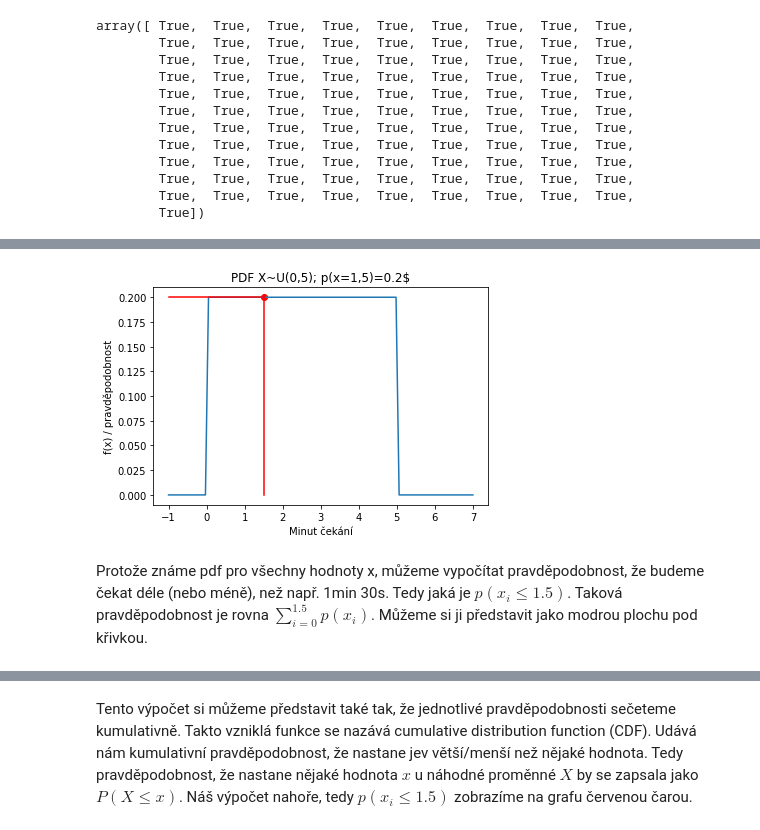
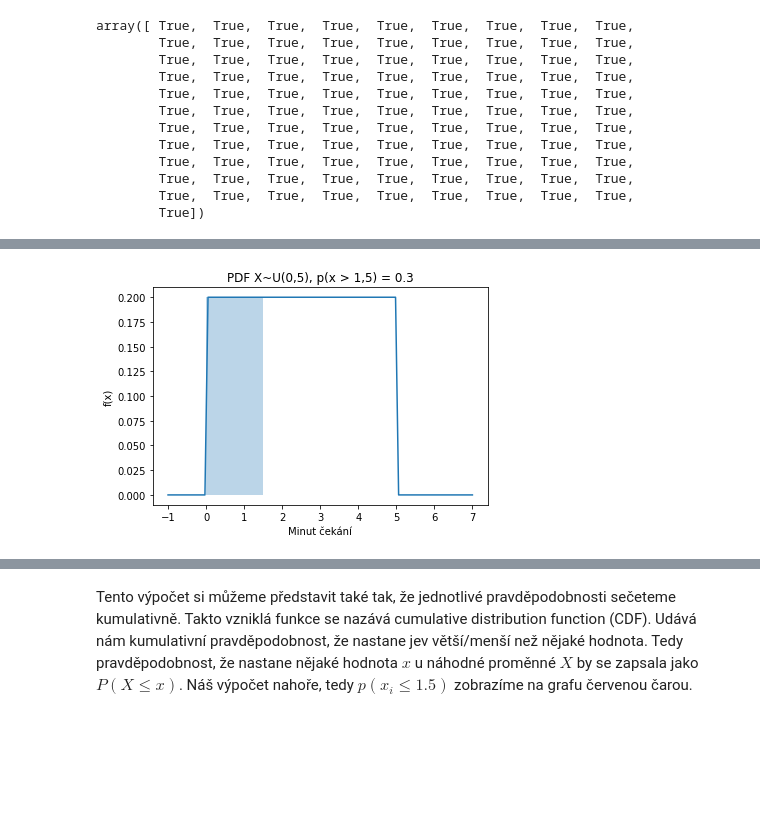
Before and after one commit to schubertjan/cuni, a Jupyter notebook: stats/cviceni/cviceni_2/pravdepodobnostni_rozlozeni.ipynb, the cells around one changed output, grey strips where cells are left out. Cells and saved outputs as stored; diff of their text form; code cells hidden in the pictures; blank space fills up the shorter version.

Commit message:
stats l2

```diff
--- a/stats/cviceni/cviceni_2/pravdepodobnostni_rozlozeni.ipynb
+++ b/stats/cviceni/cviceni_2/pravdepodobnostni_rozlozeni.ipynb
@@ -96,16 +102,12 @@ Pokud známe pdf, můžeme určit očekávanou pravděpodobnost, pro každou hod
 # %%
-p_15 = stats.uniform.pdf(x = 1.5, loc = 0, scale = 5)
-
+p_mensi_15 = stats.uniform.cdf(x=1.5, loc = 0, scale = 5)
 
 plt.plot(x, pdf)
 plt.xlabel("Minut čekání")
-plt.plot([1.5,1.5], [0, 0.2], color = "red")
-plt.plot([-1,1.5], [0.2, 0.2], color = "red")
-plt.scatter(1.5, 0.2, color = "red")
-plt.ylabel("f(x) / pravděpodobnost")
-plt.title(f"PDF X~U(0,5); p(x=1,5)={p_15}$")
+rect = plt.Rectangle(xy=(0, 0),width=1.5-0,height=0.2-0, alpha = 0.3, fill=True)
+plt.gca().add_patch(rect)
+plt.ylabel("f(x)")
+plt.title(f"PDF X~U(0,5), p(x > 1,5) = {p_mensi_15}")
 plt.show()
 # %% [output]
-[figure, old version]
+[figure, new version]
-# %% [markdown]
-Protože známe pdf pro všechny hodnoty x, můžeme vypočítat pravděpodobnost, že budeme čekat déle (nebo méně), než např. 1min 30s. Tedy jaká je $p(x_i \le 1.5)$. Taková pravděpodobnost je rovna $\sum_{i=0}^{1.5} p(x_{i})$. Můžeme si ji představit jako modrou plochu pod křivkou.
```
Also changed, not shown: parts of 19 cells of this notebook.
